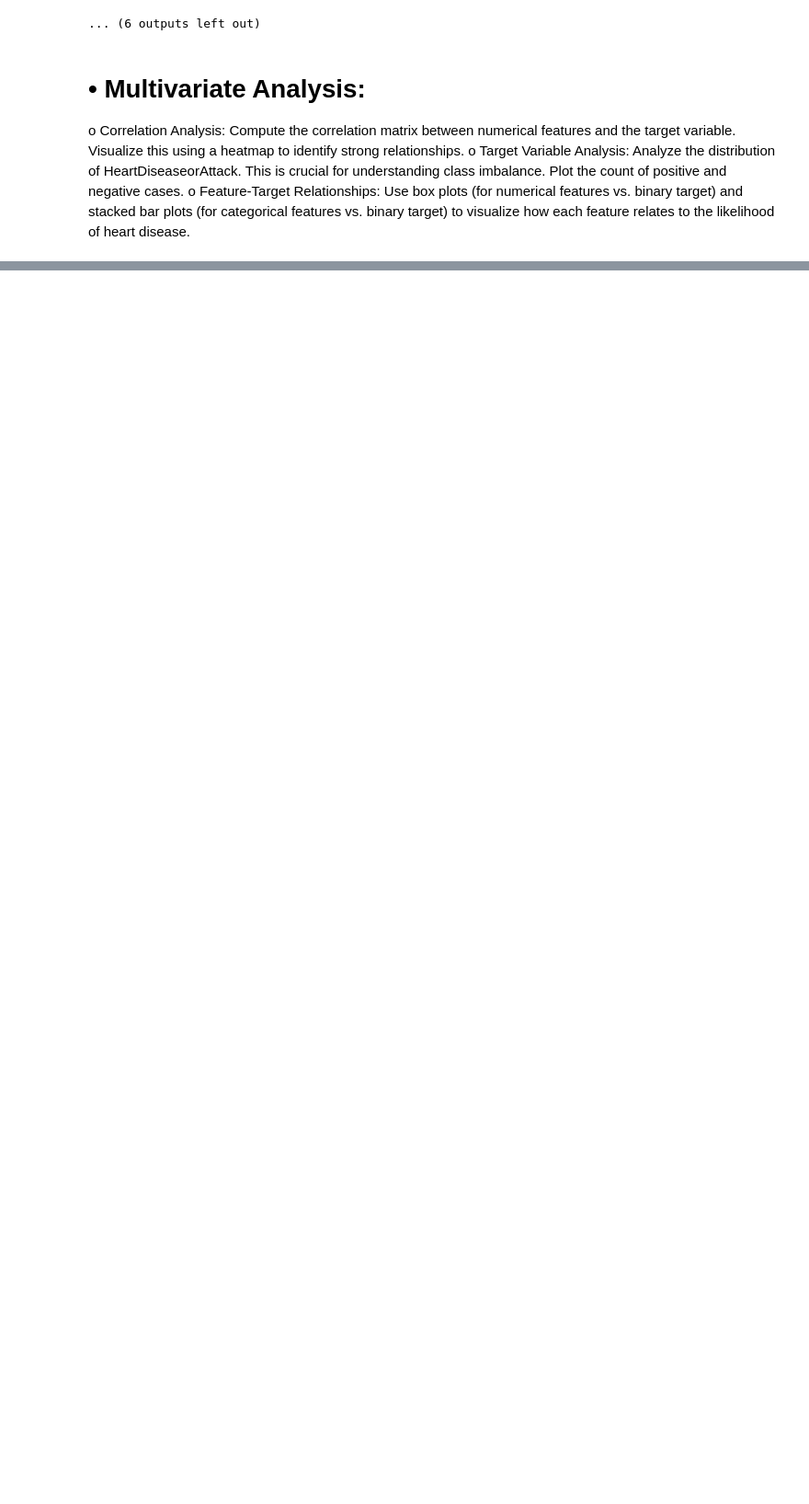
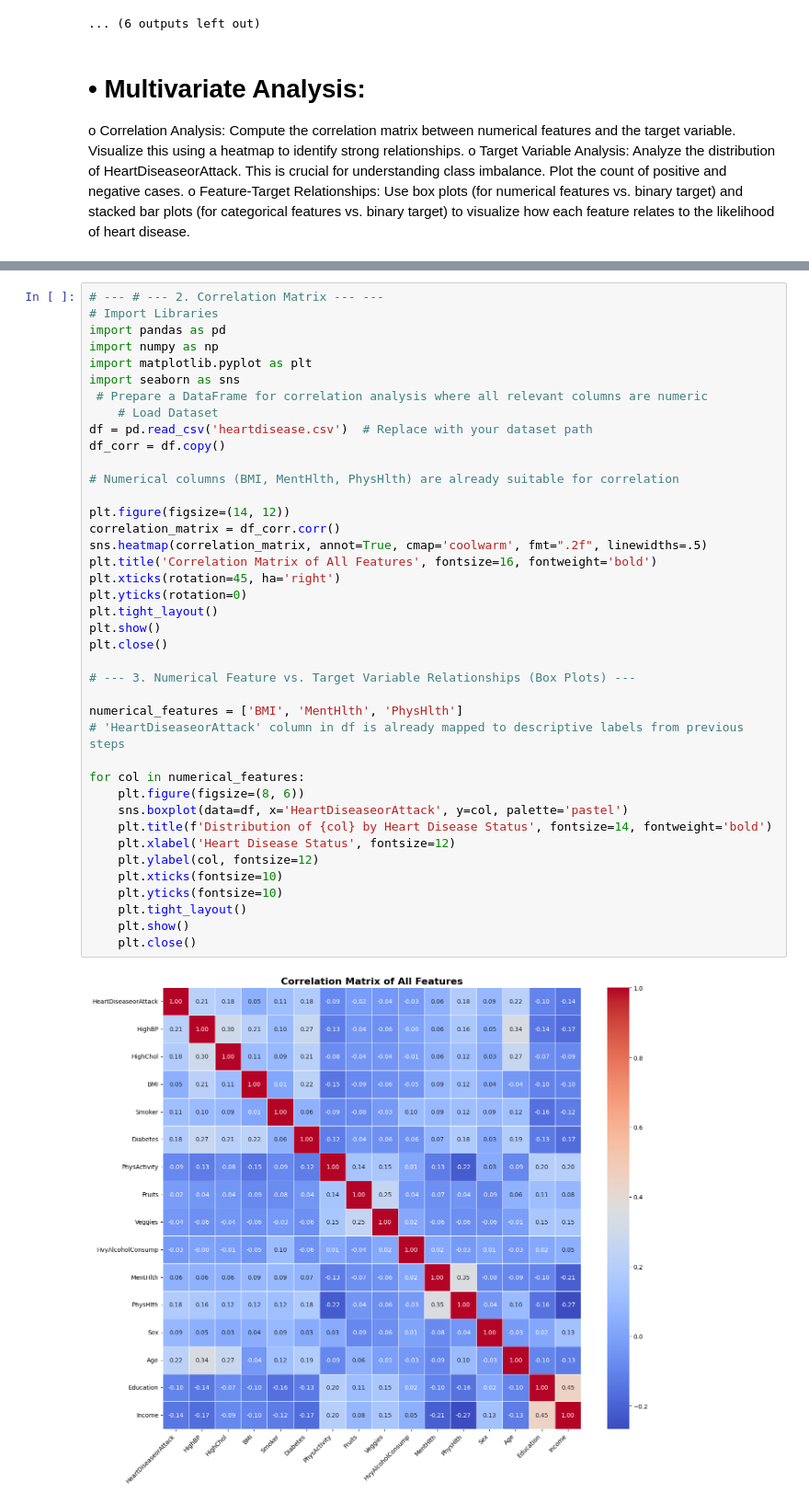
Before and after one commit to Ninja-draw-coder/PythonProjects, a Jupyter notebook: HeartDisease.ipynb, the cells around one changed output, grey strips where cells are left out. Shown at 92% size. Cells and saved outputs as stored; diff of their text form; blank space fills up the shorter version.

```diff
--- a/HeartDisease.ipynb
+++ b/HeartDisease.ipynb
@@ -441,0 +442,42 @@ ValueError: Cannot convert float NaN to integer
+# %%
+# --- # --- 2. Correlation Matrix --- ---
+# Import Libraries
+import pandas as pd
+import numpy as np
+import matplotlib.pyplot as plt
+import seaborn as sns
+ # Prepare a DataFrame for correlation analysis where all relevant columns are numeric
+    # Load Dataset
+df = pd.read_csv('heartdisease.csv')  # Replace with your dataset path
+df_corr = df.copy()
+
+# Numerical columns (BMI, MentHlth, PhysHlth) are already suitable for correlation
+
+plt.figure(figsize=(14, 12))
+correlation_matrix = df_corr.corr()
+sns.heatmap(correlation_matrix, annot=True, cmap='coolwarm', fmt=".2f", linewidths=.5)
+plt.title('Correlation Matrix of All Features', fontsize=16, fontweight='bold')
+plt.xticks(rotation=45, ha='right')
+plt.yticks(rotation=0)
+plt.tight_layout()
+plt.show()
+plt.close()
+
+# --- 3. Numerical Feature vs. Target Variable Relationships (Box Plots) ---
+
+numerical_features = ['BMI', 'MentHlth', 'PhysHlth']
+# 'HeartDiseaseorAttack' column in df is already mapped to descriptive labels from previous steps
+
+for col in numerical_features:
+    plt.figure(figsize=(8, 6))
+    sns.boxplot(data=df, x='HeartDiseaseorAttack', y=col, palette='pastel')
+    plt.title(f'Distribution of {col} by Heart Disease Status', fontsize=14, fontweight='bold')
+    plt.xlabel('Heart Disease Status', fontsize=12)
+    plt.ylabel(col, fontsize=12)
+    plt.xticks(fontsize=10)
+    plt.yticks(fontsize=10)
+    plt.tight_layout()
+    plt.show()
+    plt.close()
+# %% [output]
+[figure, added]
```
Also changed, not shown: parts of 4 cells of this notebook.
